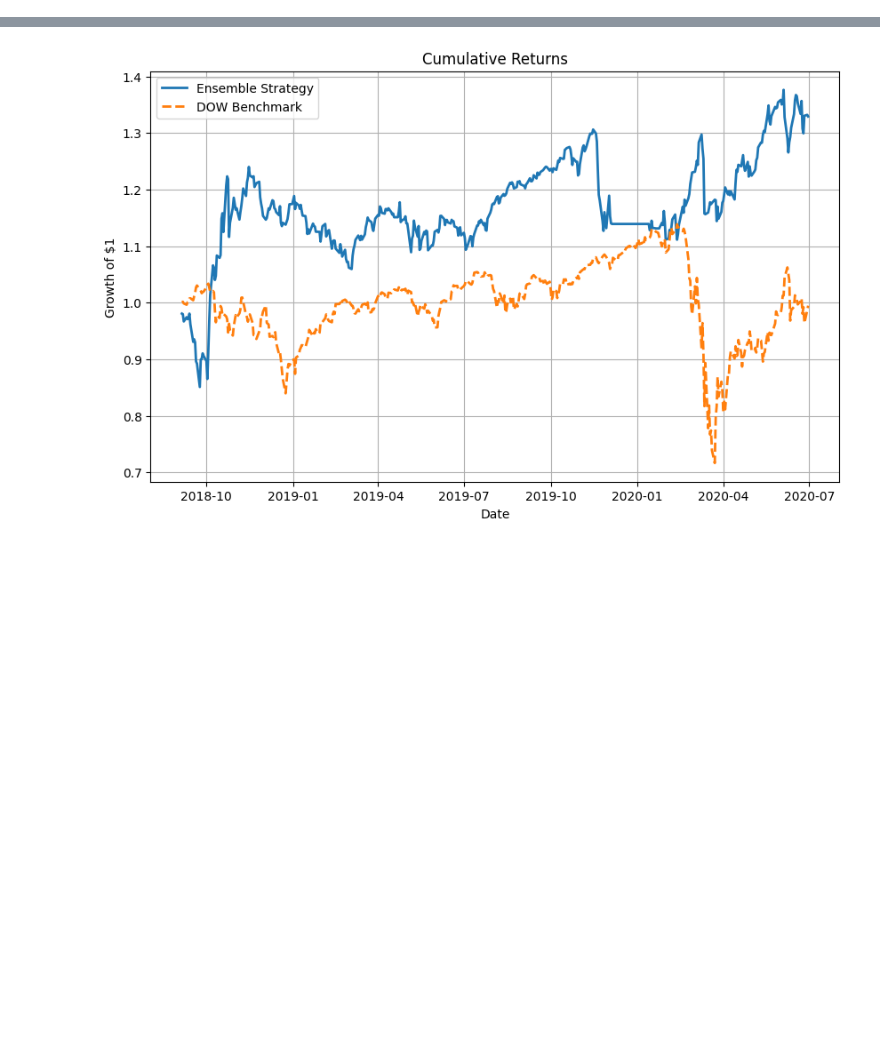
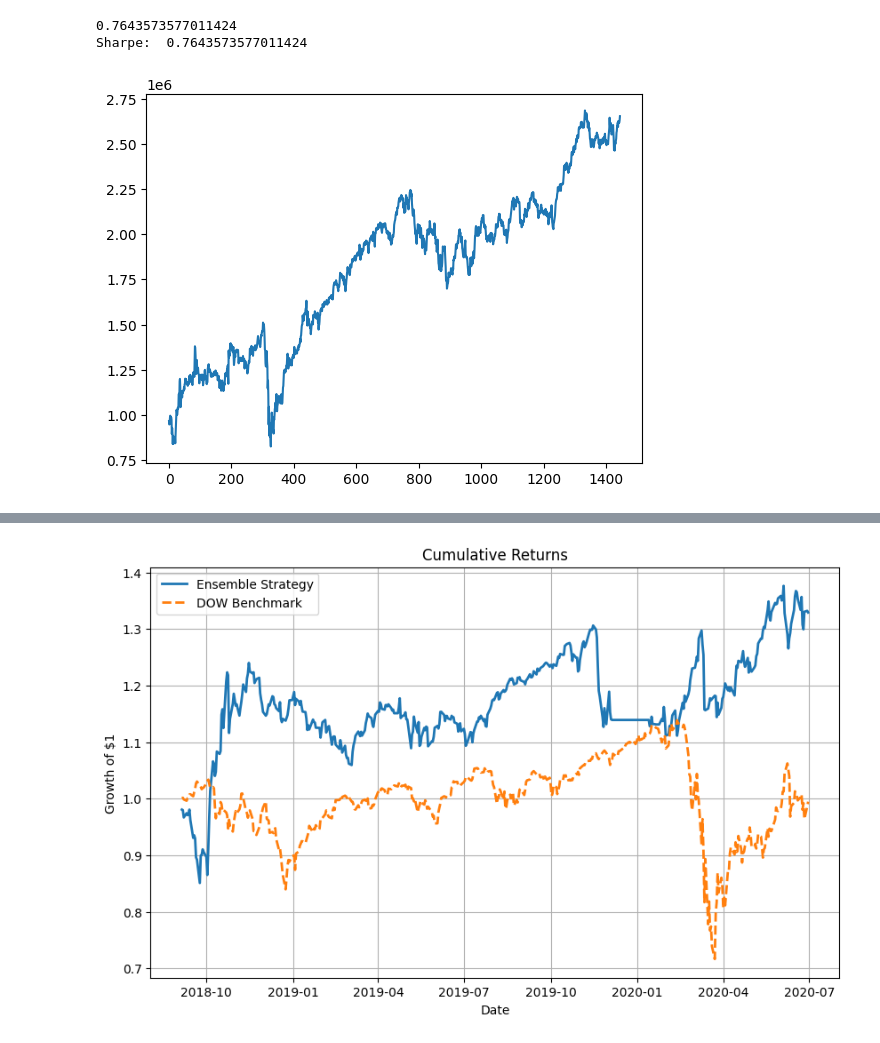
Before and after one commit to elaineleiyoung/FinRL-Trading, a Jupyter notebook: DRL-for-Trading/backtesting.ipynb, the cells around one changed output, grey strips where cells are left out. Cells and saved outputs as stored; diff of their text form; code cells hidden in the pictures; blank space fills up the shorter version.

```diff
--- a/DRL-for-Trading/backtesting.ipynb
+++ b/DRL-for-Trading/backtesting.ipynb
@@ -23,14 +19,3 @@ def backtest_strat(df):
     del strategy_ret['Date']
     ts = pd.Series(strategy_ret['daily_return'].values, index=strategy_ret.index)
     return ts
-# %%
-def get_account_value(model_name):
-    df_account_value=pd.DataFrame()
-    for i in range(rebalance_window+validation_window, len(unique_trade_date)+1,rebalance_window):
-        temp = pd.read_csv('results/account_value_trade_{}_{}.csv'.format(model_name,i))
-        df_account_value = df_account_value.append(temp,ignore_index=True)
-    df_account_value = pd.DataFrame({'account_value':df_account_value['0']})
-    sharpe=(252**0.5)*df_account_value.account_value.pct_change(1).mean()/df_account_value.account_value.pct_change(1).std()
-    print(sharpe)
-    df_account_value=df_account_value.join(df_trade_date[63:].reset_index(drop=True))
-    return df_account_value
@@ -102,0 +102,8 @@ spx_strat = backtest_strat(spx_df)
+# %%
+end_date = '2024-12-01'
+spx_df = spx[(spx['date']>='2018-12-03') & (spx['date']<=end_date)]
+spx_df = spx_df.rename(columns={'date': 'Date'})
+spx_df['daily_return']=spx_df['close'].pct_change(1)
+spx_df = spx_df.iloc[1:].reset_index(drop=True)
+spx_strat = backtest_strat(spx_df)
+spx_strat
@@ -102,0 +124,7 @@ spx_strat = backtest_strat(spx_df)
+# %%
+import numpy as np
+unique_trade_date = spx_df[(spx_df.Date > '2018-09-04')&(spx_df.Date <= end_date)].Date.unique()
+unique_trade_date = np.array([int(date.replace('-', '')) for date in unique_trade_date])
+unique_trade_date
+df_trade_date = pd.DataFrame({'datadate':unique_trade_date})
+# df_trade_date
@@ -102,0 +202,11 @@ spx_strat = backtest_strat(spx_df)
+# %%
+ensemble_account_value = get_account_value('ensemble','results_fix',26,49)
+ensemble_account_value.account_value.plot()
+ensemble_account_value = get_daily_return(ensemble_account_value)
+ensemble_account_value['Date'] = spx_df['Date']
+ensemble_account_value.head()
+ensemble_strat = backtest_strat(ensemble_account_value) #[0:1097]
+# %% [output]
+0.7643573577011424
+Sharpe:  0.7643573577011424
+[figure, added]
```
Also changed, not shown: parts of 41 cells of this notebook, 7 other files.
